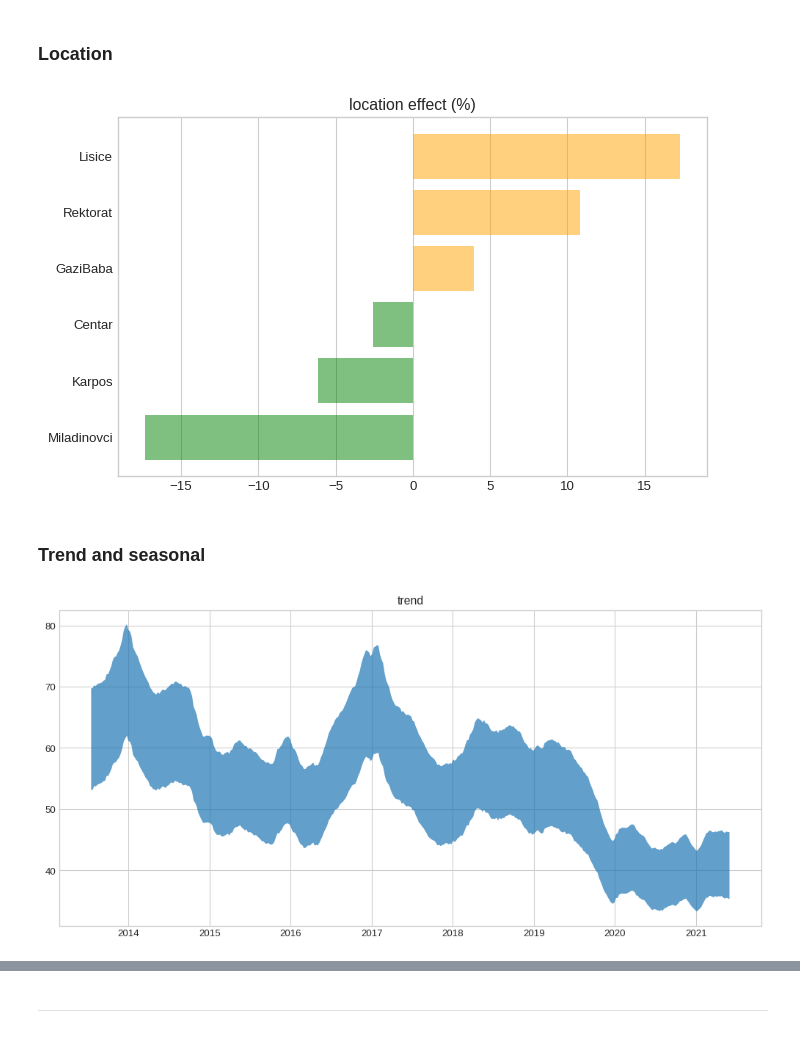
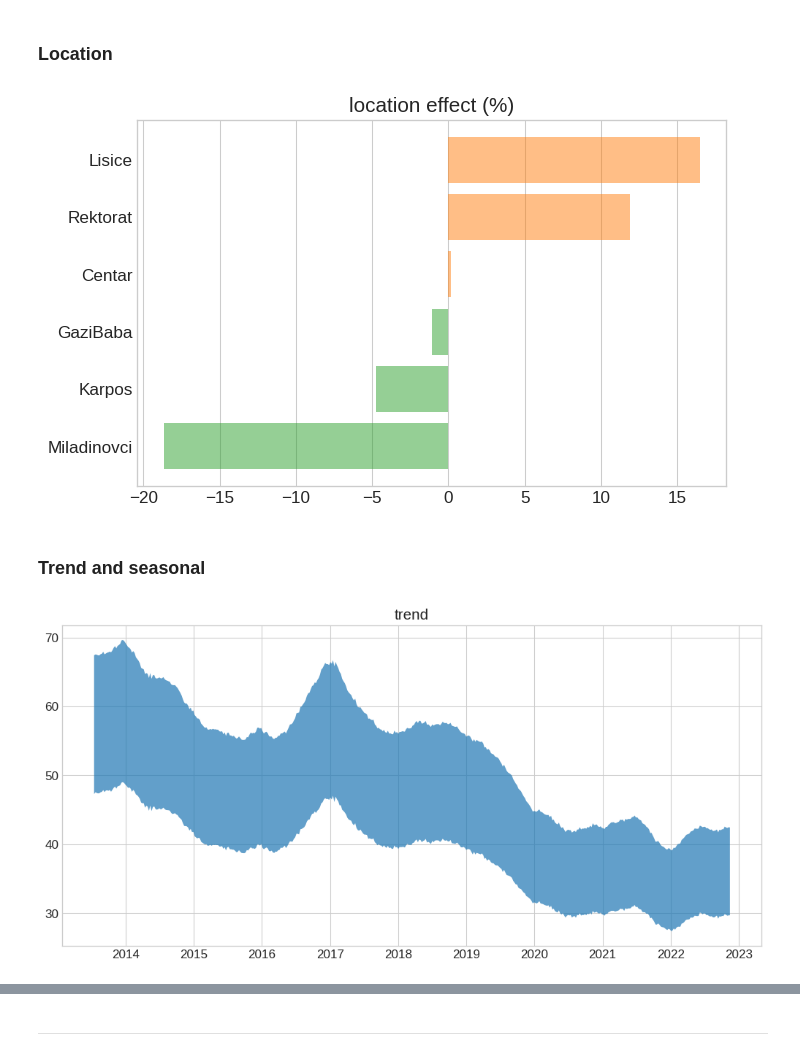
Before and after one commit to petrushev/bayesian-modeling, a Jupyter notebook: 04 air-politution/air-polution.ipynb, the cells around one changed output, grey strips where cells are left out. Saved outputs shown, nothing was run; the diff lists cells and outputs as text; code cells hidden in the pictures.

Commit message:
air polution: update data; fix model; port to pymc 4

```diff
--- a/04 air-politution/air-polution.ipynb
+++ b/04 air-politution/air-polution.ipynb
@@ -6,35 +6,37 @@ We look at four years of data for PM10 particles measured in different locations
 The data was downloaded from the official Environment Ministry [web site](http://air.moepp.gov.mk/?page_id=175).
 # %%
 from datetime import datetime, date, timedelta
-from calendar import month_abbr
 
 import numpy as np
 import pandas as pd
-import scipy as sp
-import pymc3 as pm
-import theano.tensor as tt
+import pymc as pm
+import pymc.sampling_jax
+import aesara.tensor as tt
 import arviz as az
 import matplotlib.pyplot as plt
-from matplotlib.cm import Set1
-from matplotlib.dates import DateFormatter, MonthLocator, YearLocator
+from matplotlib.dates import DateFormatter
 
 from pandas.plotting import register_matplotlib_converters
 register_matplotlib_converters()
 
 plt.style.use('seaborn-whitegrid')
-plt.rcParams.update({'figure.figsize': [8, 5], 'figure.dpi': 95})
+plt.rcParams.update({'figure.figsize': [8, 5], 'figure.dpi': 95, 'font.size': 13})
 # %% [markdown]
 ### Loading the data
 # %%
 data = pd.read_csv('skopje_pm10.csv', date_parser=True)
+
+# skip inpersistant locations
 data = data[~data.place.isin(['Mobile', 'MobileGP'])]
+
 data = data.assign(time = data.time.map(lambda ts: datetime.strptime(ts, '%Y-%m-%d')))
 
 data = data.assign(
     week = np.floor((data.time - data.time.min()).dt.days / 7).astype('int'),
     month = data.time.dt.month - 1,
     place_i = data.place.astype('category').cat.codes,
-    doy = data.time.dt.dayofyear - 1
+    doy = data.time.dt.dayofyear - 1,
+    woy = np.floor((data.time.dt.dayofyear - 1) / 7).astype('int'),
 )
 
 data.sample(5)
@@ -158,6 +174,8 @@ None
 ## Conclusions
 # %% [markdown]
 ### Estimate
+# %%
+trd = az.extract_dataset(m1.trace.posterior)
 # %%
 plt.figure(figsize=(13, 5))
 
@@ -186,30 +205,30 @@ None
 # %%
 tmp = data[['place', 'place_i']].drop_duplicates().set_index('place_i').place.sort_index()
 
-tmp = pd.Series(np.exp(m1.trace['l']).mean(axis=0), tmp).sort_values()
+tmp = pd.Series(np.exp(trd.l).mean(axis=1), index=tmp).sort_values()
 plt.barh(tmp.index, (tmp - 1) * 100,
-         color=tmp.map(lambda x: 'orange' if x > 1 else 'g'),
+         color=tmp.map(lambda x: 'C1' if x > 1 else 'C2'),
          alpha=.5)
 plt.gca().set(title='location effect (%)', ylabel='')
 plt.grid(axis='y')
 None
 # %% [output]
-[figure, old version]
+[figure, new version]
 # %% [markdown]
 ### Trend and seasonal
 # %%
 plt.figure(figsize=(13, 6))
 
-tmp = az.hdi(m1.trace['trend'])
+tmp = az.hdi(trd.trend.to_numpy().T).T
 plt.fill_between(
-    data.groupby('week').time.min(),
-    tmp[:, 0], tmp[:, 1],
-    alpha=.7, label='trend')
+    data.groupby('week').time.min(), tmp[0], tmp[1],
+    alpha=.7, label='trend'
+)
 
 plt.gca().xaxis.set_major_formatter(DateFormatter('%Y'))
 plt.gca().set(title='trend')
 None
 # %% [output]
-[figure, old version]
+[figure, new version]
 # %%
 plt.figure(figsize=(8, 5))
```
Also changed, not shown: parts of 15 cells of this notebook, 1 other file.
